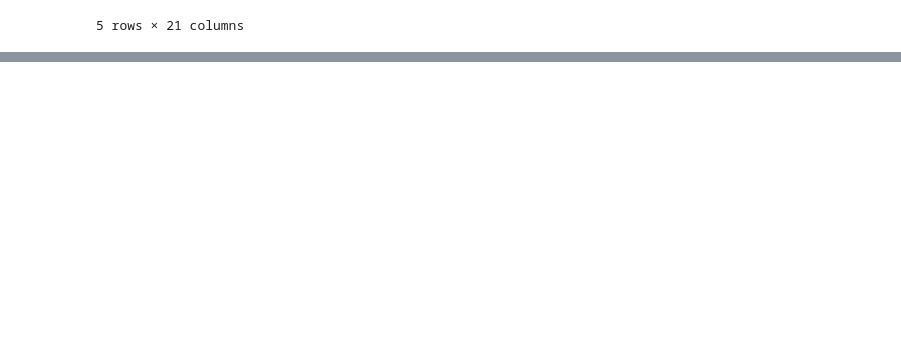
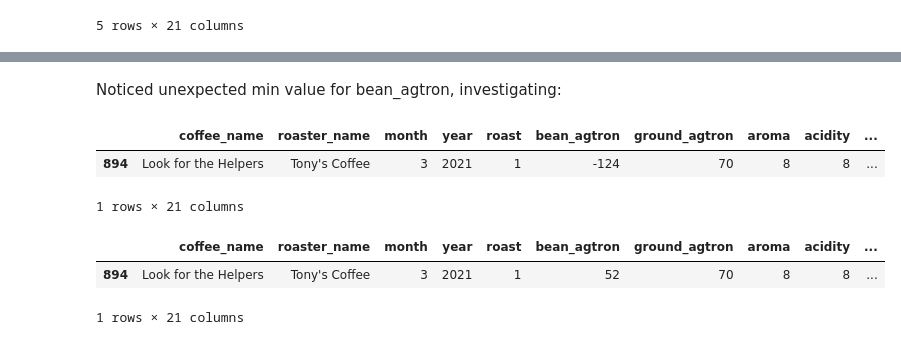
Before and after one commit to KMere21/capstone, a Jupyter notebook: Capstone_Project_Part_4_Compiling_Data-Kate_Meredith.ipynb, the cells around one changed output, grey strips where cells are left out. Cells and saved outputs as stored; diff of their text form; code cells hidden in the pictures; blank space fills up the shorter version.

```diff
--- a/Capstone_Project_Part_4_Compiling_Data-Kate_Meredith.ipynb
+++ b/Capstone_Project_Part_4_Compiling_Data-Kate_Meredith.ipynb
@@ -244,0 +291,3 @@ coffee.describe()
+# %%
+#drop rows missing value in overall_score column
+coffee.dropna(subset = ['overall_score'], inplace=True)
@@ -244,0 +321,3 @@ coffee.describe()
+# %%
+#dropping "with_milk" column
+coffee.drop('with_milk', axis=1, inplace=True)
@@ -244,0 +341,11 @@ coffee.describe()
+# %% [markdown]
+Noticed unexpected min value for bean_agtron, investigating:
+# %%
+#found the odd min for bean_agtron
+#dug through earlier notebooks and website to see if there might be broader issues with how data was compiled
+#this appears to be from a website typo
+coffee.loc[coffee['bean_agtron'] == -124]
+# %% [output]
+|  | coffee_name | roaster_name | month | year | roast | bean_agtron | ground_agtron | aroma | acidity | ... |
+| 894 | Look for the Helpers | Tony's Coffee | 3 | 2021 | 1 | -124 | 70 | 8 | 8 | ... |
+1 rows × 21 columns
@@ -244,0 +355,7 @@ coffee.describe()
+# %%
+#checking updated correctly
+coffee.loc[coffee['coffee_name'] == 'Look for the Helpers']
+# %% [output]
+|  | coffee_name | roaster_name | month | year | roast | bean_agtron | ground_agtron | aroma | acidity | ... |
+| 894 | Look for the Helpers | Tony's Coffee | 3 | 2021 | 1 | 52 | 70 | 8 | 8 | ... |
+1 rows × 21 columns
```
Also changed, not shown: parts of 43 cells of this notebook, 2 other files.
